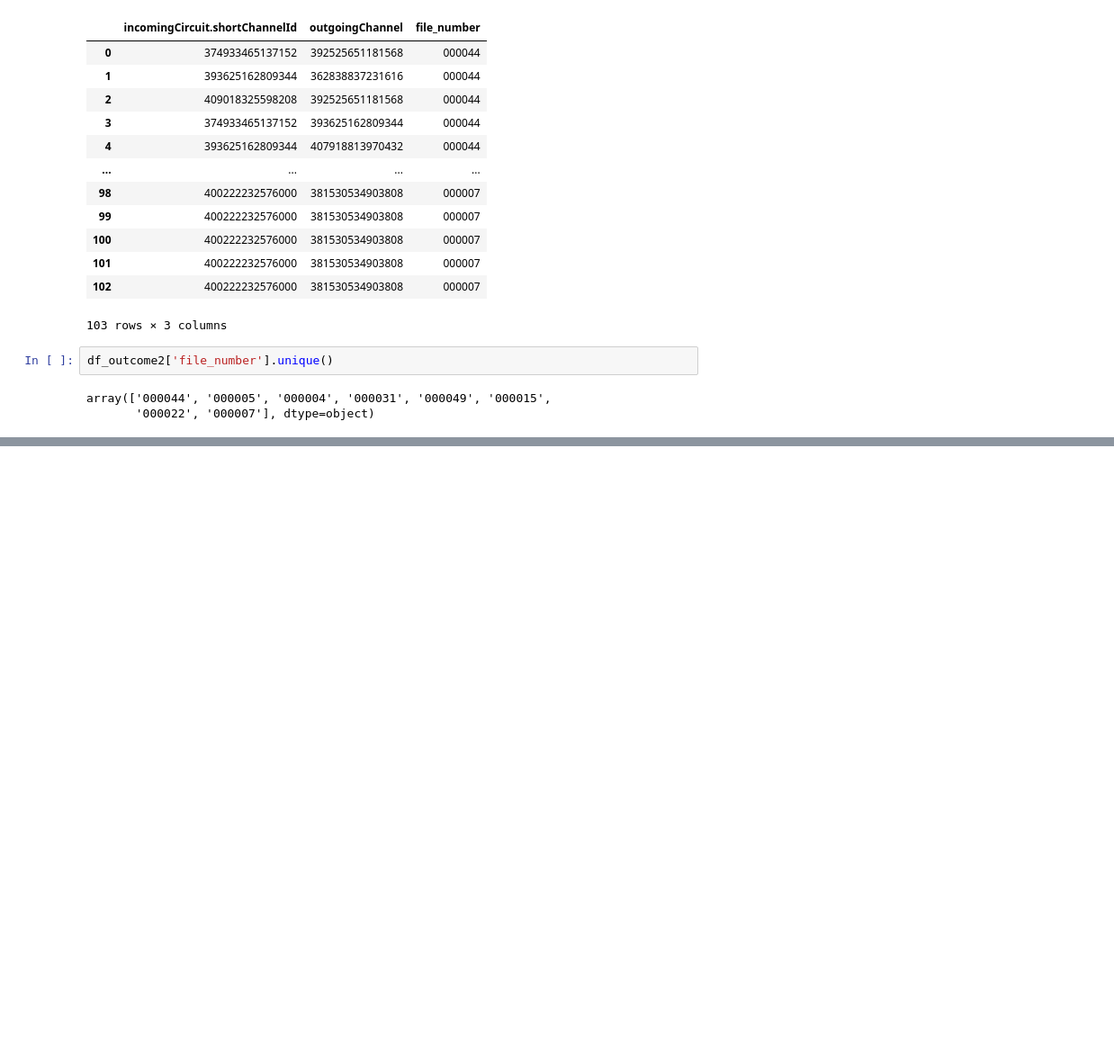
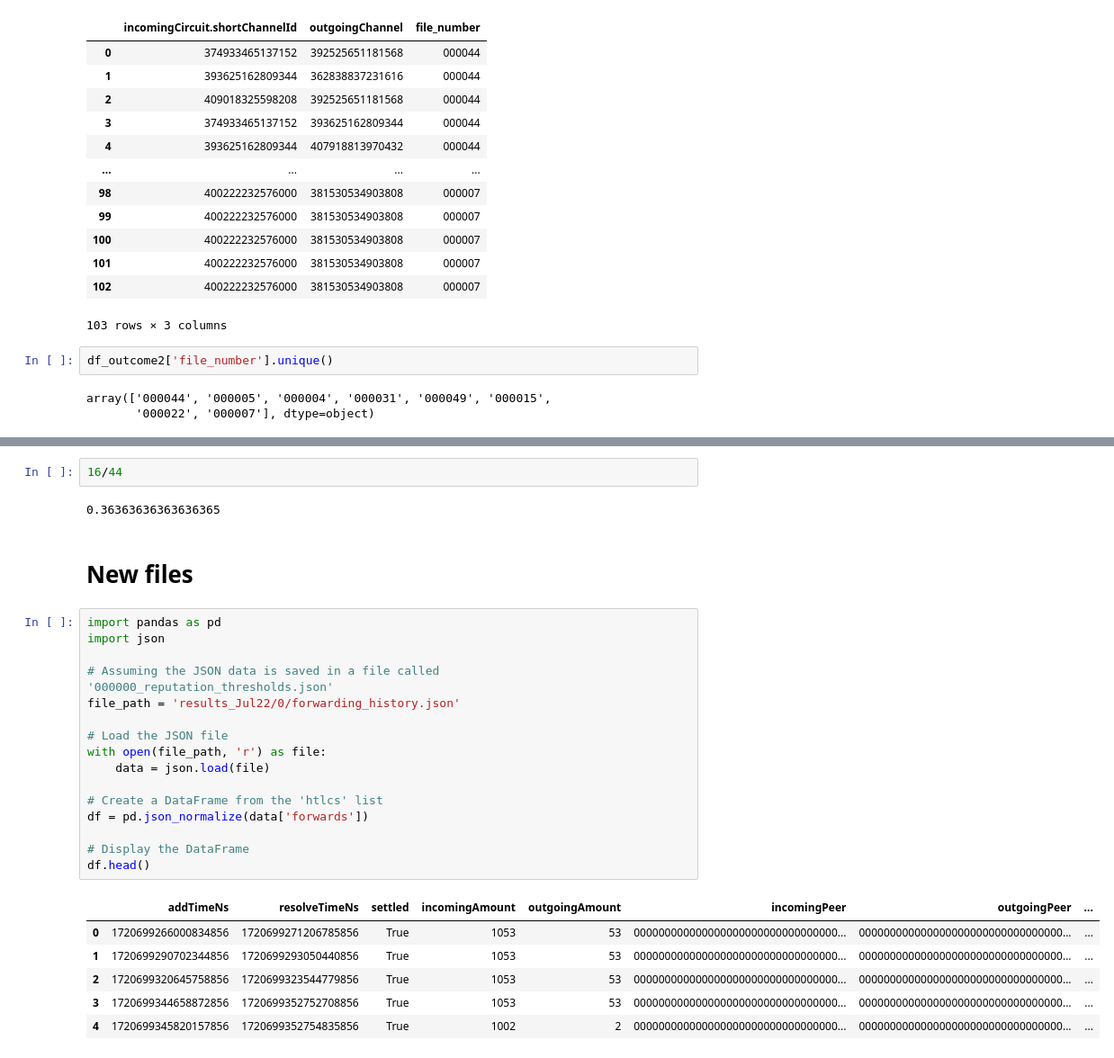
Before and after one commit to ClaraShk/JamAttackEval, a Jupyter notebook: Reputation Check.ipynb, the cells around one changed output, grey strips where cells are left out. Shown at 90% size. Drawn from its saved outputs; the diff is of its cells as text; blank space fills up the shorter version.

```diff
--- a/Reputation Check.ipynb
+++ b/Reputation Check.ipynb
@@ -98,0 +153,29 @@ array(['374933465137152', '393625162809344', '409018325598208',
+# %%
+16/44
+# %% [output]
+0.36363636363636365
+# %% [markdown]
+# New files
+# %%
+import pandas as pd
+import json
+
+# Assuming the JSON data is saved in a file called '000000_reputation_thresholds.json'
+file_path = 'results_Jul22/0/forwarding_history.json'
+
+# Load the JSON file
+with open(file_path, 'r') as file:
+    data = json.load(file)
+
+# Create a DataFrame from the 'htlcs' list
+df = pd.json_normalize(data['forwards'])
+
+# Display the DataFrame
+df.head()
+# %% [output]
+|  | addTimeNs | resolveTimeNs | settled | incomingAmount | outgoingAmount | incomingPeer | outgoingPeer | ... |
+| 0 | 1720699266000834856 | 1720699271206785856 | True | 1053 | 53 | 000000000000000000000000000000000... | 000000000000000000000000000000000... | ... |
+| 1 | 1720699290702344856 | 1720699293050440856 | True | 1053 | 53 | 000000000000000000000000000000000... | 000000000000000000000000000000000... | ... |
+| 2 | 1720699320645758856 | 1720699323544779856 | True | 1053 | 53 | 000000000000000000000000000000000... | 000000000000000000000000000000000... | ... |
+| 3 | 1720699344658872856 | 1720699352752708856 | True | 1053 | 53 | 000000000000000000000000000000000... | 000000000000000000000000000000000... | ... |
+| 4 | 1720699345820157856 | 1720699352754835856 | True | 1002 | 2 | 000000000000000000000000000000000... | 000000000000000000000000000000000... | ... |
```
Also changed, not shown: parts of 5 cells of this notebook.
